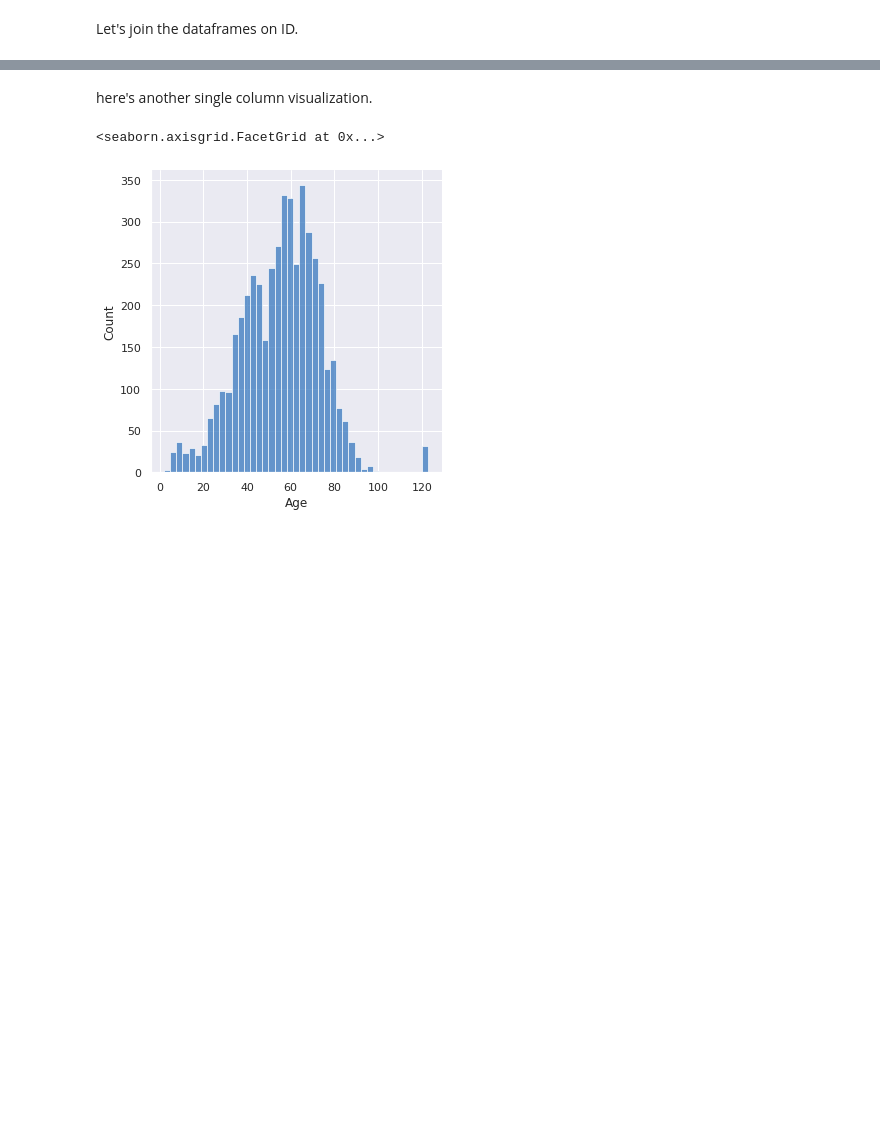
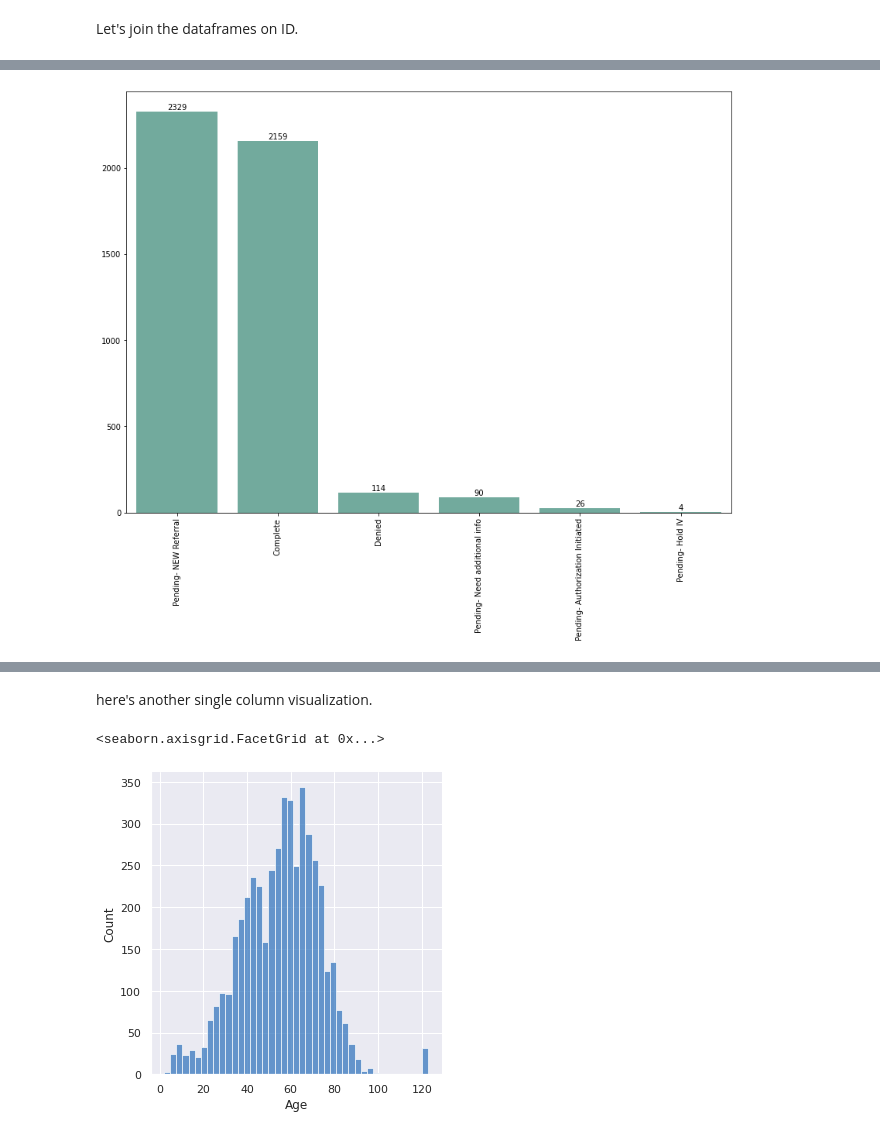
Before and after one commit to varvelac/medical-callback-data-analytics, a Jupyter notebook: medical_data.ipynb, the cells around one changed output, grey strips where cells are left out. Cells and saved outputs as stored; diff of their text form; code cells hidden in the pictures; blank space fills up the shorter version.

```diff
--- a/medical_data.ipynb
+++ b/medical_data.ipynb
@@ -243,0 +264,24 @@ Name: IV Status, dtype: float64
+# %%
+
+plt.figure(figsize=(14, 10))
+
+# Make a barplot
+y = list(df_numeric_w_categories['IV Status'].value_counts().values)
+x = list(df_numeric_w_categories['IV Status'].value_counts().index)
+sns.barplot(
+    x=x,
+    y=y,
+    data=merged_df,
+    estimator=sum,
+    ci=None,
+    color='#69b3a2'
+);
+
+x_pos = np.arange(len(y))
+
+for i, v in enumerate(y):
+    plt.text(x_pos[i]+0.0, v+0.01, str(v), ha = 'center', va = 'bottom')
+plt.xticks(x_pos, x, rotation=90)
+plt.show()
+# %% [output]
+[figure, added]
```
Also changed, not shown: parts of 29 cells of this notebook.
